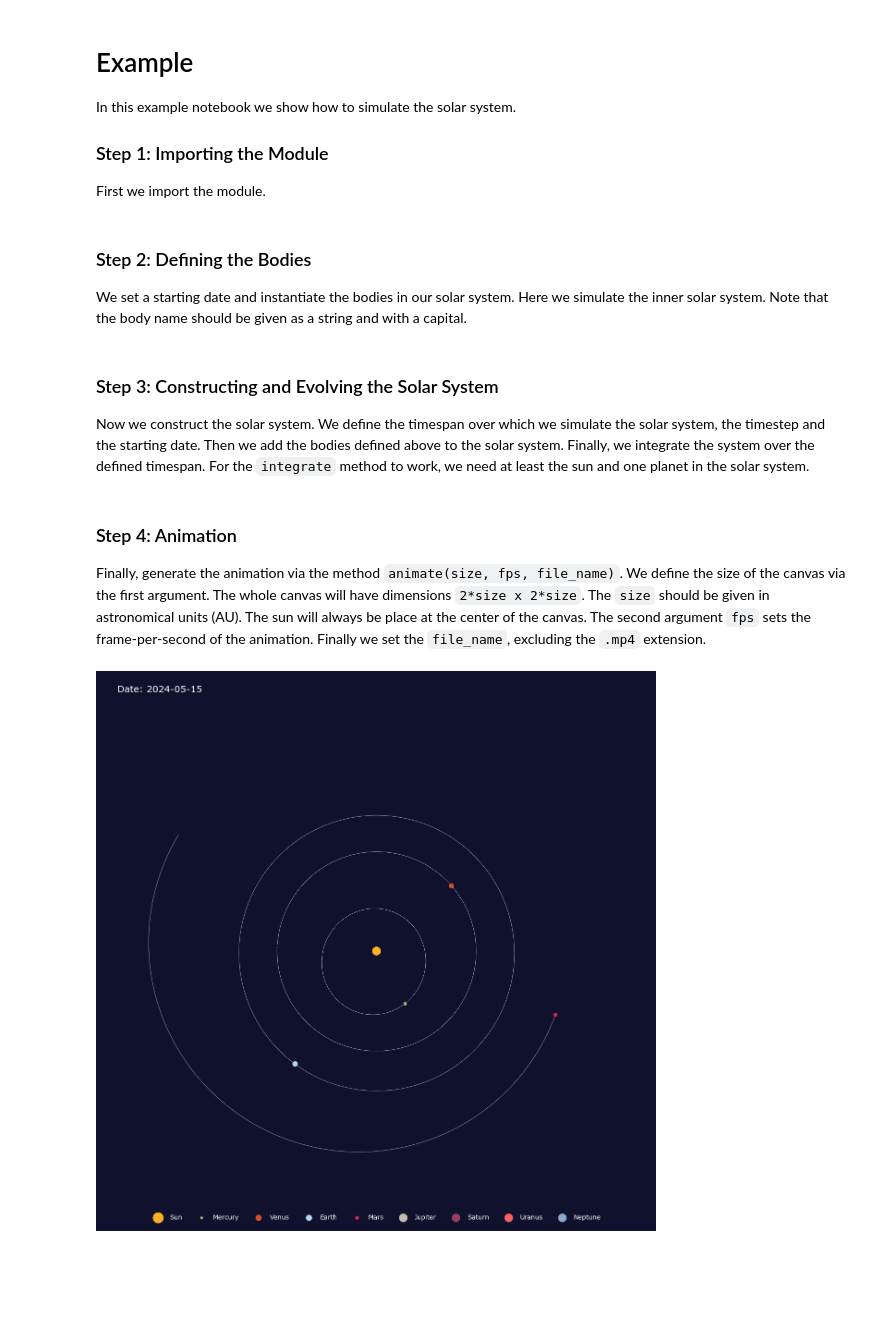
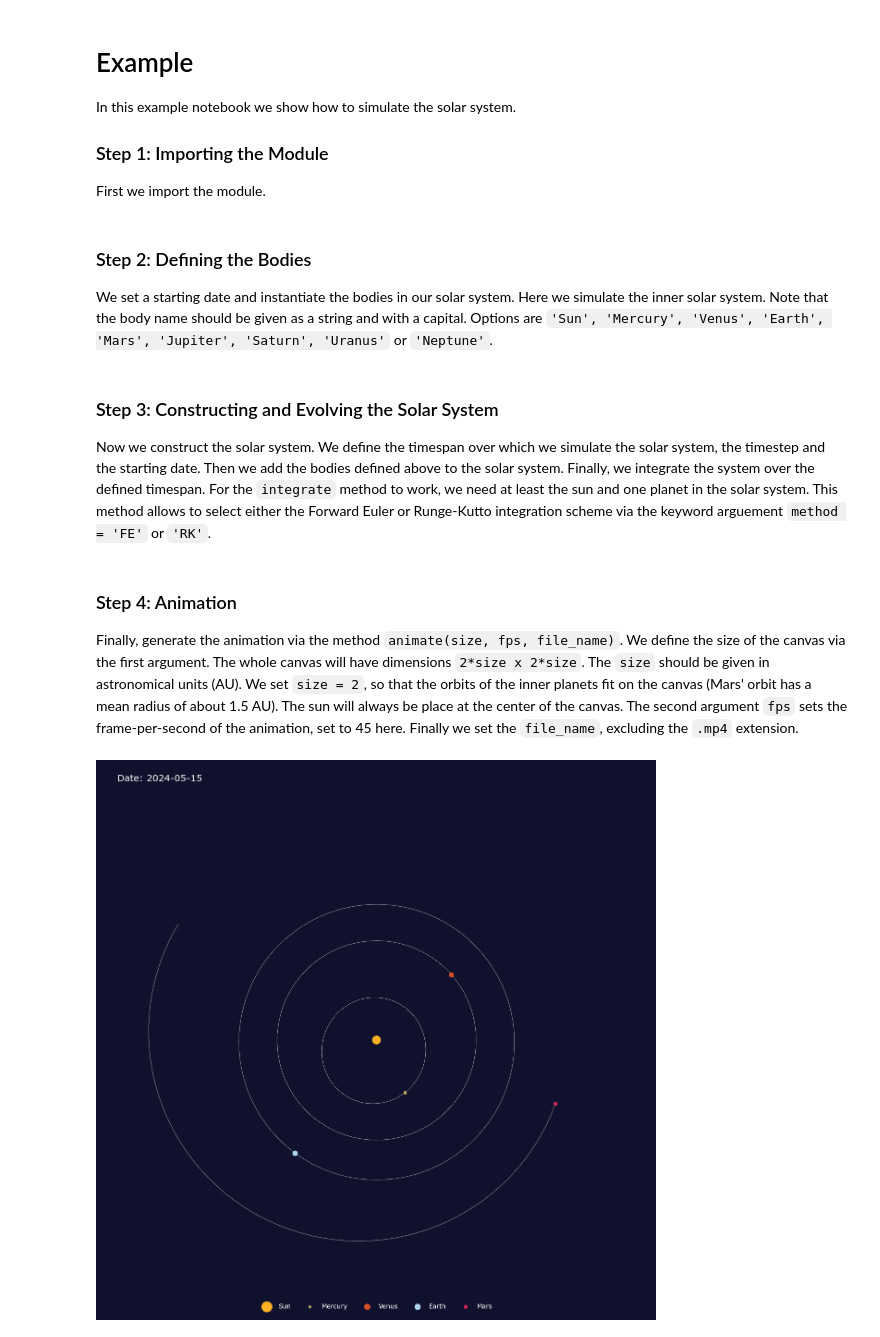
Before and after one commit to timdewild/Solar-System-Simulator, a Jupyter notebook: example.ipynb, the cells around one changed output. Drawn from its saved outputs; the diff is of its cells as text; code cells hidden in the pictures; blank space fills up the shorter version.

```diff
--- a/example.ipynb
+++ b/example.ipynb
@@ -9,7 +9,7 @@ First we import the module.
 from main import Body, SolarSystem
 # %% [markdown]
 ### Step 2: Defining the Bodies
-We set a starting date and instantiate the bodies in our solar system. Here we simulate the inner solar system. Note that the body name should be given as a string and with a capital.
+We set a starting date and instantiate the bodies in our solar system. Here we simulate the inner solar system. Note that the body name should be given as a string and with a capital. Options are `'Sun', 'Mercury', 'Venus', 'Earth', 'Mars', 'Jupiter', 'Saturn', 'Uranus'` or `'Neptune'`.
 # %%
 # define start date, format YYYY-MM-DD
 start_date = '2023-05-16'
@@ -24,7 +24,7 @@ earth = Body('Earth')
 mars = Body('Mars')
 # %% [markdown]
 ### Step 3: Constructing and Evolving the Solar System
-Now we construct the solar system. We define the timespan over which we simulate the solar system, the timestep and the starting date. Then we add the bodies defined above to the solar system. Finally, we integrate the system over the defined timespan. For the `integrate` method to work, we need at least the sun and one planet in the solar system.
+Now we construct the solar system. We define the timespan over which we simulate the solar system, the timestep and the starting date. Then we add the bodies defined above to the solar system. Finally, we integrate the system over the defined timespan. For the `integrate` method to work, we need at least the sun and one planet in the solar system. This method allows to select either the Forward Euler or Runge-Kutto integration scheme via the keyword arguement `method = 'FE'` or `'RK'`.
 # %%
 # instantiate solar system
 ss = SolarSystem(earth.T,1.,start_date)
@@ -42,9 +42,9 @@ ss.add_body(mars)
 ss.integrate()
 # %% [markdown]
 ### Step 4: Animation
-Finally, generate the animation via the method `animate(size, fps, file_name)`. We define the size of the canvas via the first argument. The whole canvas will have dimensions `2*size x 2*size`. The `size` should be given in astronomical units (AU). The sun will always be place at the center of the canvas. The second argument `fps` sets the frame-per-second of the animation. Finally we set the `file_name`, excluding the `.mp4` extension.
+Finally, generate the animation via the method `animate(size, fps, file_name)`. We define the size of the canvas via the first argument. The whole canvas will have dimensions `2*size x 2*size`. The `size` should be given in astronomical units (AU). We set `size = 2`, so that the orbits of the inner planets fit on the canvas (Mars' orbit has a mean radius of about 1.5 AU). The sun will always be place at the center of the canvas. The second argument `fps` sets the frame-per-second of the animation, set to 45 here. Finally we set the `file_name`, excluding the `.mp4` extension.
 # %%
 # make animation movie in mp4 format
-ss.animate(2,45, 'inner_solar_system')
+ss.animate(size = 2, fps = 45, file_name = 'inner_solar_system')
 # %% [output]
-[figure, old version]
+[figure, new version]
```
Also changed, not shown: 1 other file.
